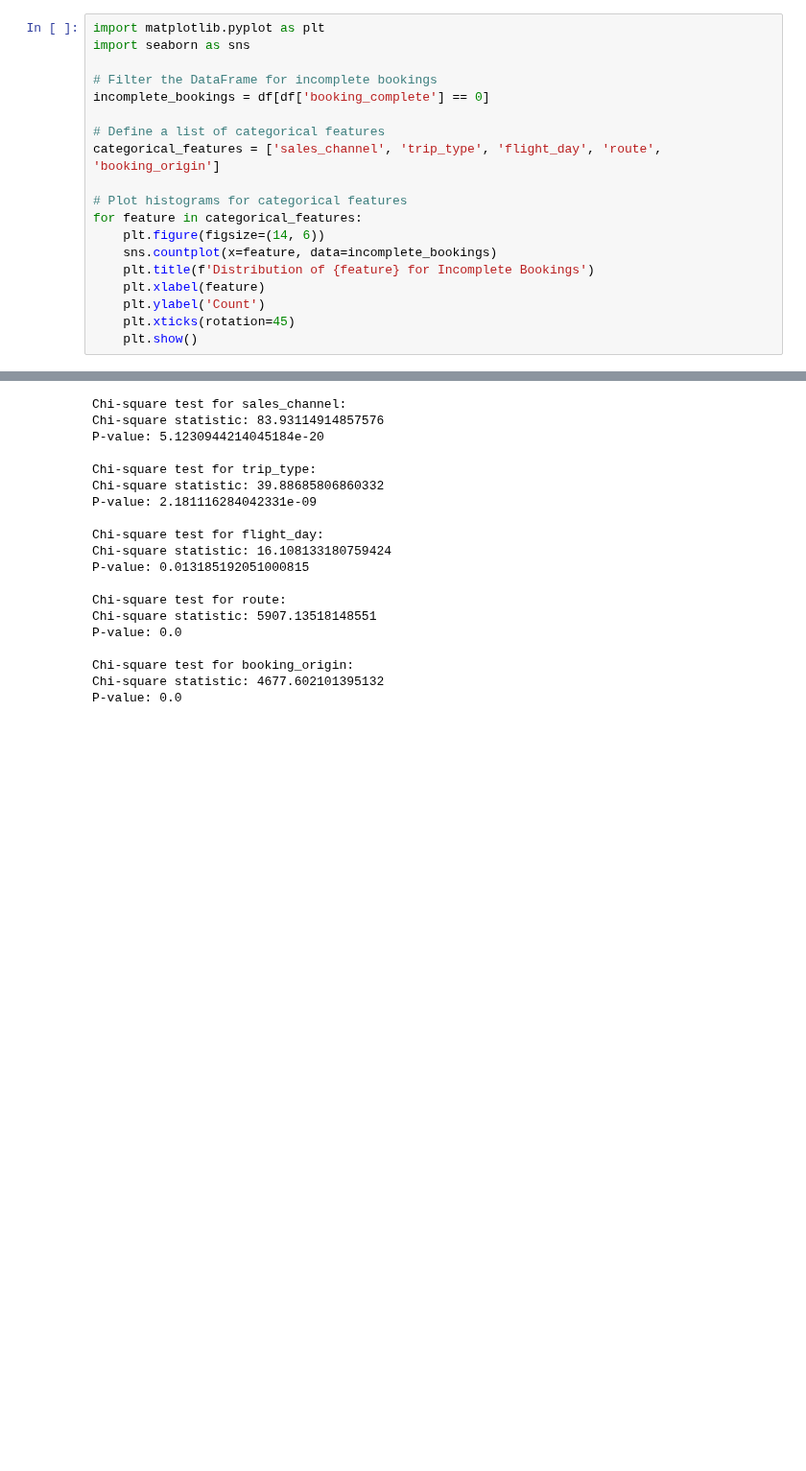
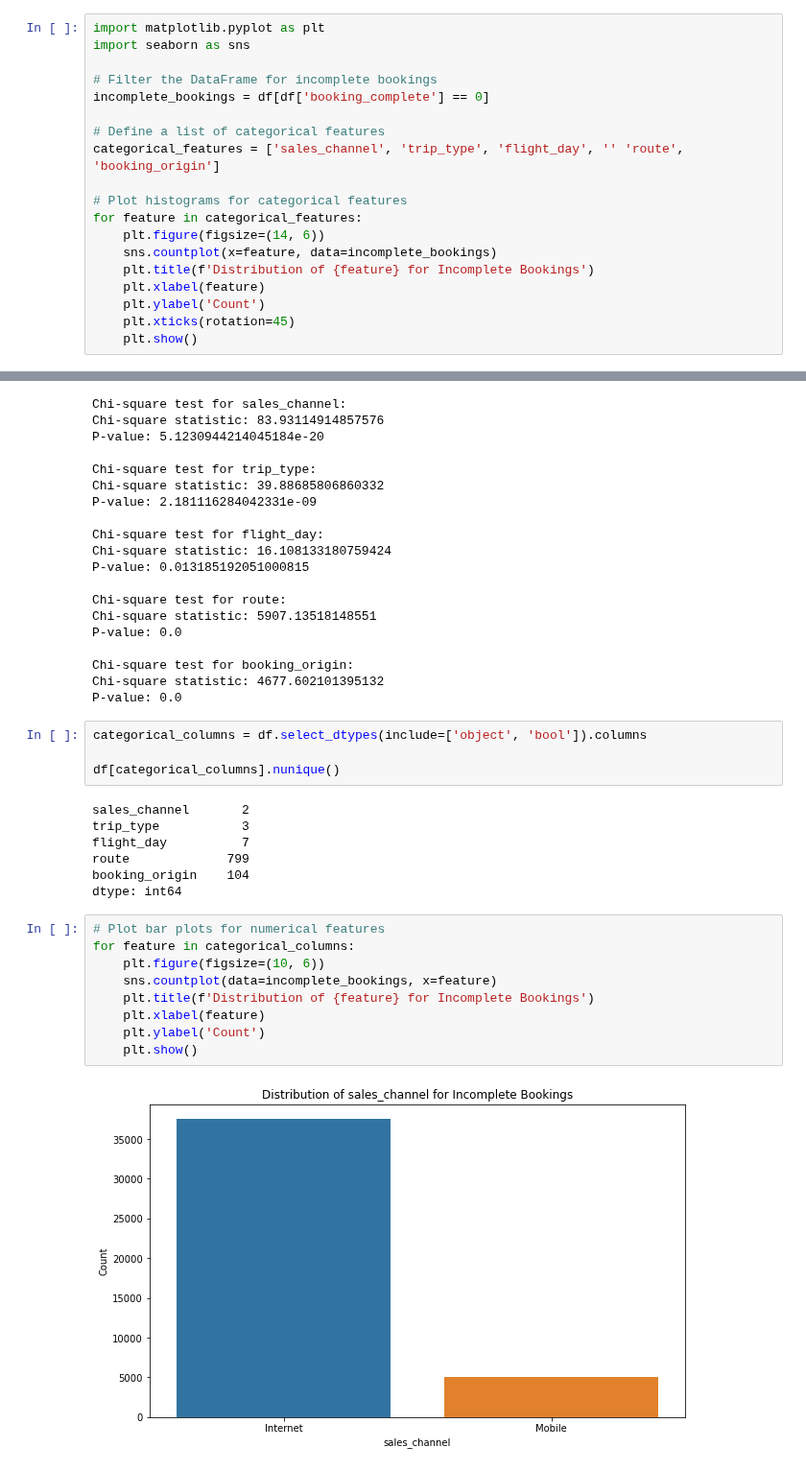
Before and after one commit to Perception-ui/fly_, a Jupyter notebook: notebook.ipynb, the cells around one changed output, grey strips where cells are left out. Shown at 96% size. Cells and saved outputs as stored; diff of their text form; blank space fills up the shorter version.

```diff
--- a/notebook.ipynb
+++ b/notebook.ipynb
@@ -115,7 +115,7 @@ import seaborn as sns
 incomplete_bookings = df[df['booking_complete'] == 0]
 
 # Define a list of categorical features
-categorical_features = ['sales_channel', 'trip_type', 'flight_day', 'route', 'booking_origin']
+categorical_features = ['sales_channel', 'trip_type', 'flight_day', '' 'route', 'booking_origin']
 
 # Plot histograms for categorical features
 for feature in categorical_features:
@@ -181,3 +181,25 @@ P-value: 0.0
 Chi-square test for booking_origin:
 Chi-square statistic: 4677.602101395132
 P-value: 0.0
+# %%
+categorical_columns = df.select_dtypes(include=['object', 'bool']).columns
+
+df[categorical_columns].nunique()
+# %% [output]
+sales_channel       2
+trip_type           3
+flight_day          7
+route             799
+booking_origin    104
+dtype: int64
+# %%
+# Plot bar plots for numerical features
+for feature in categorical_columns:
+    plt.figure(figsize=(10, 6))
+    sns.countplot(data=incomplete_bookings, x=feature)
+    plt.title(f'Distribution of {feature} for Incomplete Bookings')
+    plt.xlabel(feature)
+    plt.ylabel('Count')
+    plt.show()
+# %% [output]
+[figure, added]
```
Also changed, not shown: parts of 1 cell of this notebook.
